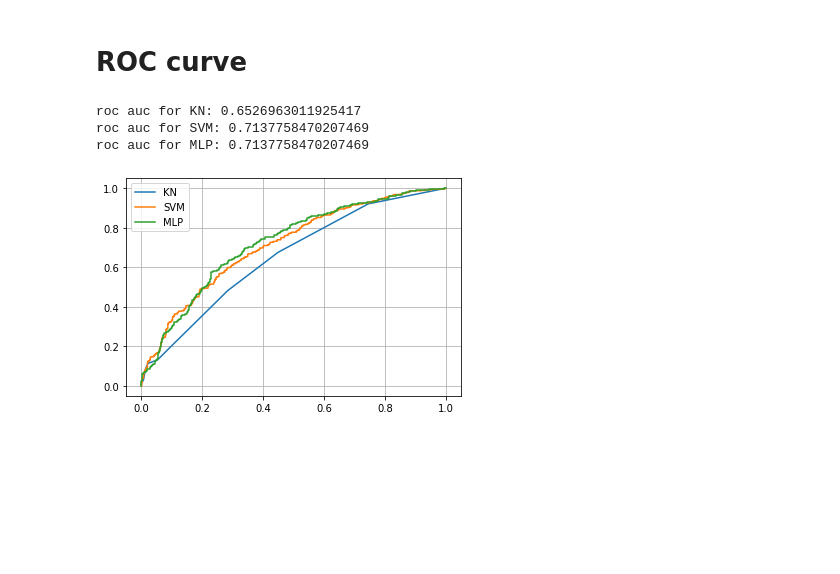
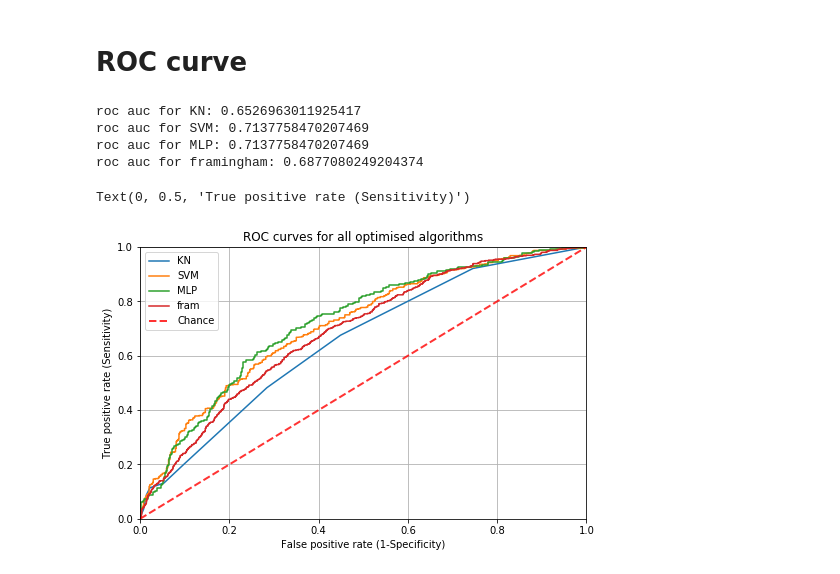
Before and after one commit to ljhowell/machine-learning_CHD, a Jupyter notebook: Comparison_of_models.ipynb, the cells around one changed output. Saved outputs shown, nothing was run; the diff lists cells and outputs as text; code cells hidden in the pictures; blank space fills up the shorter version.

Commit message:
inclusion of SMOTE and roc curves

```diff
--- a/Comparison_of_models.ipynb
+++ b/Comparison_of_models.ipynb
@@ -347,28 +399,44 @@ Text(0, 0.5, 'F1 Score')
 # ROC curve
 # %%
 #ROC CURVE
+plt.figure(figsize = (8,5))
+
 
 #K-Neighbors
 fpr, tpr, thresholds = roc_curve(y_test_KN, ROC_KN[:,1])
 plt.plot(fpr,tpr,label ='KN')
 print('roc auc for KN:',roc_auc_score(y_test_KN,ROC_KN[:,1]))
 
 #SVM
 fpr, tpr, thresholds = roc_curve(y_test_SVM, ROC_SVM[:,1])
 plt.plot(fpr,tpr,label ='SVM')
 print('roc auc for SVM:',roc_auc_score(y_test_SVM,ROC_SVM[:,1]))
 
 
 #MLP
 fpr, tpr, thresholds = roc_curve(y_test_MLP, ROC_MLP[:,1])
 plt.plot(fpr,tpr,label ='MLP')
 print('roc auc for MLP:',roc_auc_score(y_test_MLP,ROC_SVM[:,1]))
 
+#framingham dataset
+fpr, tpr, thresholds = roc_curve(df_fram.TenYearCHD, df_fram.fram_percent)
+plt.plot(fpr,tpr,label ='fram')
+print('roc auc for framingham:',roc_auc_score(df_fram.TenYearCHD, df_fram.fram_percent))
 
+
+plt.plot([0, 1], [0, 1], linestyle='--', lw=2, color='r',
+         label='Chance', alpha=.8)
+plt.xlim([0.0, 1.0])
+plt.ylim([0.0, 1.0])
 plt.legend()
 plt.grid()
+plt.title('ROC curves for all optimised algorithms')
+plt.xlabel('False positive rate (1-Specificity)')
+plt.ylabel('True positive rate (Sensitivity)')
 # %% [output]
 roc auc for KN: 0.6526963011925417
 roc auc for SVM: 0.7137758470207469
 roc auc for MLP: 0.7137758470207469
+roc auc for framingham: 0.6877080249204374
+Text(0, 0.5, 'True positive rate (Sensitivity)')
-[figure, old version]
+[figure, new version]
```
Also changed, not shown: parts of 6 cells of this notebook, 3 other files.
